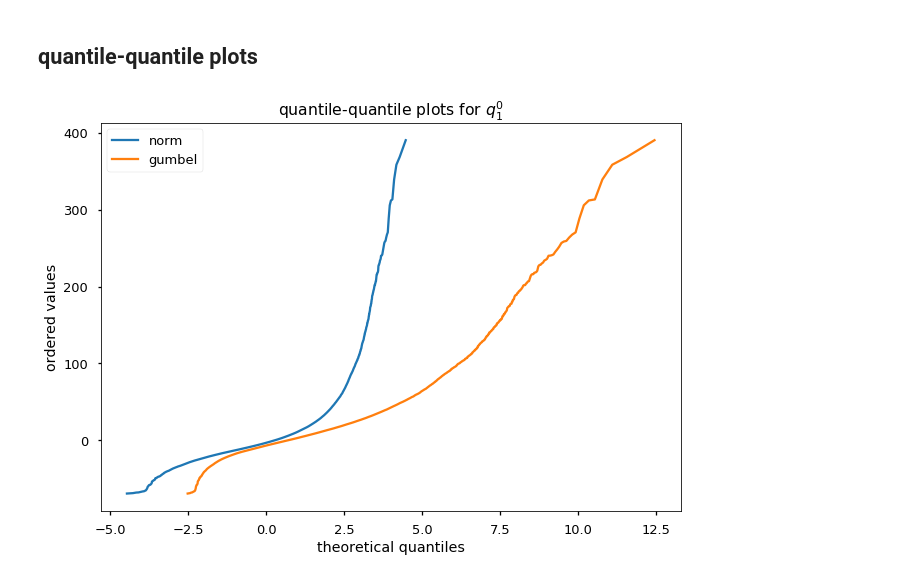
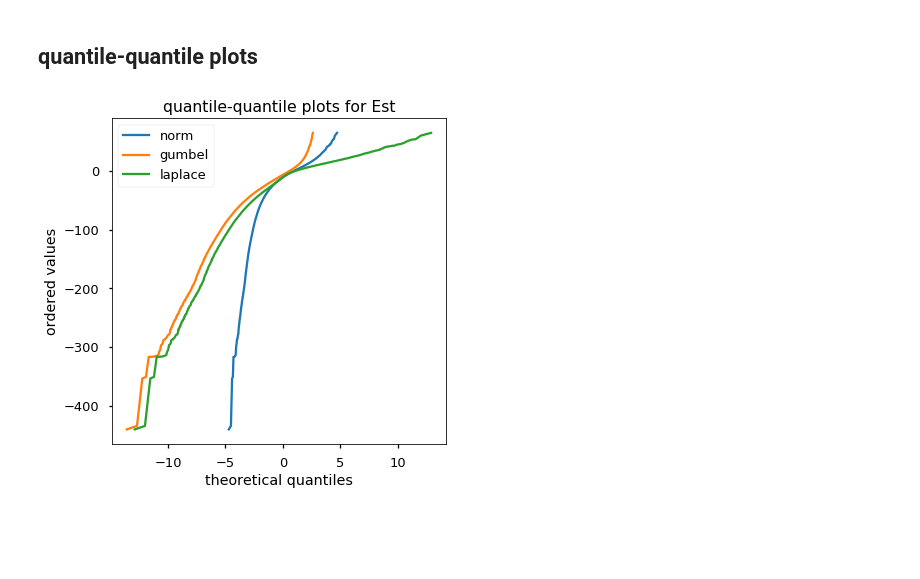
Before and after one commit to sarttiso/spaceweather, a Jupyter notebook: external_coefficient_statistics.ipynb, the cells around one changed output. Drawn from its saved outputs; the diff is of its cells as text; code cells hidden in the pictures; blank space fills up the shorter version.

Commit message:
improved visualizations

```diff
--- a/external_coefficient_statistics.ipynb
+++ b/external_coefficient_statistics.ipynb
@@ -10,9 +10,12 @@ This notebook attempts to explore the statistical structure of the external coef
 import numpy as np
 import pandas as pd
 import matplotlib.pyplot as plt
+import matplotlib as mpl
 plt.style.use('seaborn-talk')
+mpl.rcParams['figure.figsize'] = [6,6]
 
 from scipy import stats
 from helper_functions import *
 # %%
 coeff = pd.read_hdf('data/external_coefficients.h5')
+p10s = pd.read_hdf('data/dst_est_ist.h5')
@@ -23,16 +28,20 @@ _ = plt.hist(coeff['q10'], bins=np.arange(-40, 300))
 # %% [markdown]
 ## quantile-quantile plots
 # %%
-qq_norm, _ = stats.probplot(coeff['q10'], dist=stats.norm)
-qq_gumbel, _ = stats.probplot(coeff['q10'], dist=stats.gumbel_r)
+qq_norm, _ = stats.probplot(p10s['est'], dist=stats.norm)
+qq_gumbel, _ = stats.probplot(p10s['est'], dist=stats.gumbel_l)
+qq_laplace, _ = stats.probplot(p10s['est'], dist=stats.laplace)
+
 
 plt.figure()
 plt.plot(qq_norm[0], qq_norm[1], label='norm')
 plt.plot(qq_gumbel[0], qq_gumbel[1], label='gumbel')
+plt.plot(qq_laplace[0], qq_laplace[1], label='laplace')
 plt.xlabel('theoretical quantiles')
 plt.ylabel('ordered values')
-plt.title('quantile-quantile plots for $q_1^0$')
+plt.title('quantile-quantile plots for Est')
 plt.legend()
+plt.savefig('figures/est_quantiles.pdf', format='pdf')
 plt.show()
 # %% [output]
-[figure, old version]
+[figure, new version]
```
Also changed, not shown: parts of 3 cells of this notebook, 2 other files.
